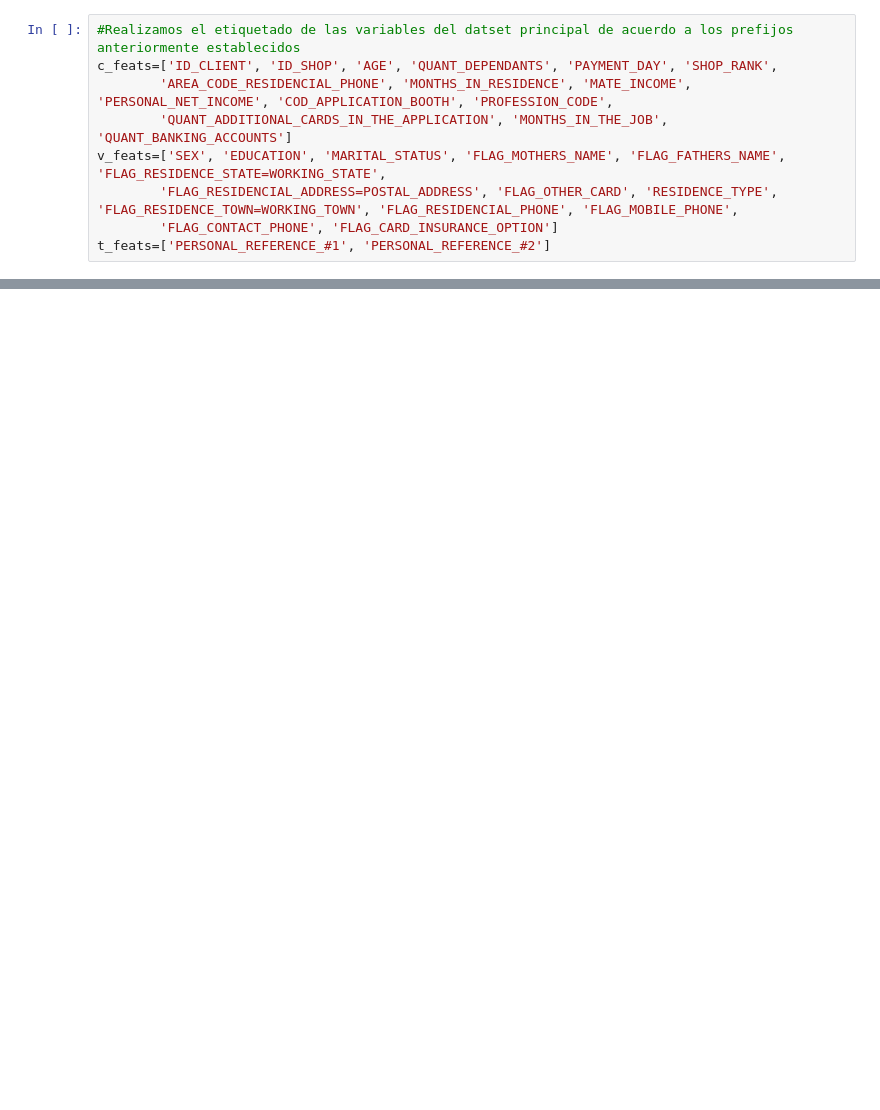
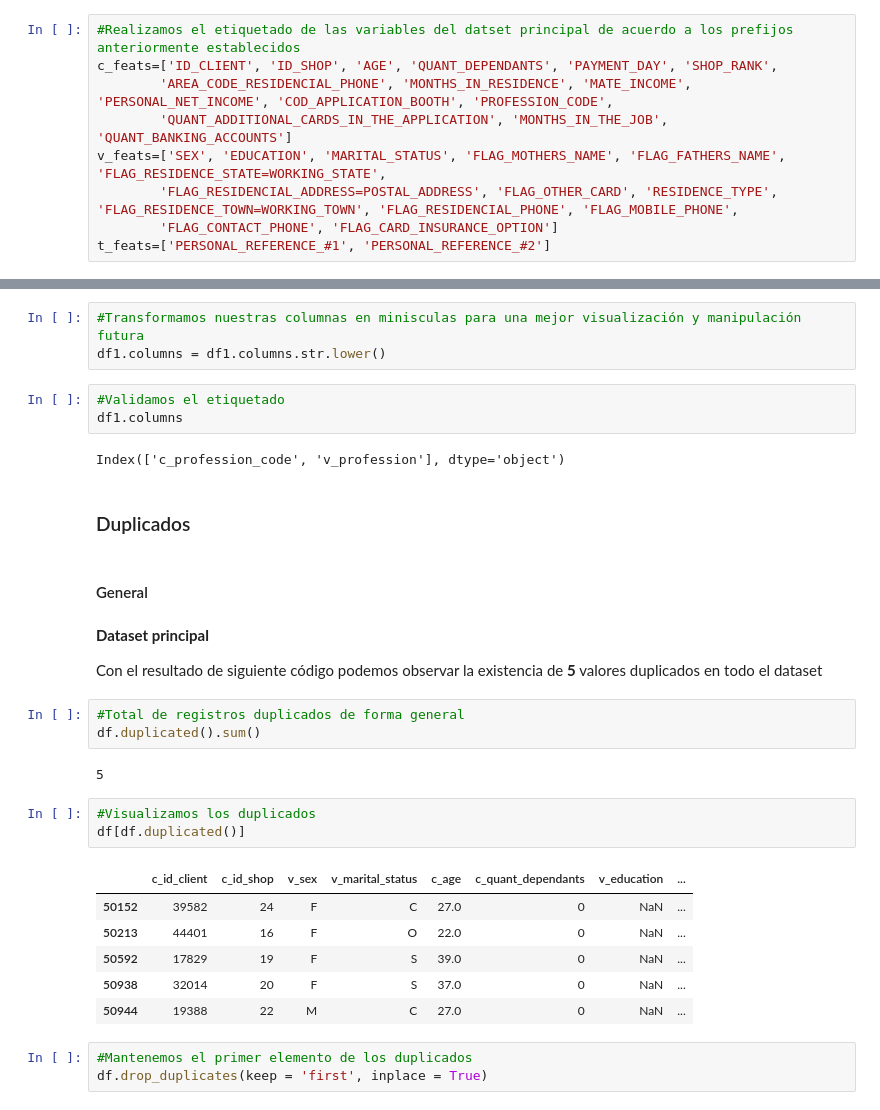
Before and after one commit to alanruizmondragon/examen, a Jupyter notebook: code/examen_ruiz_mondragon_alan.ipynb, the cells around one changed output, grey strips where cells are left out. Drawn from its saved outputs; the diff is of its cells as text; blank space fills up the shorter version.

```diff
--- a/code/examen_ruiz_mondragon_alan.ipynb
+++ b/code/examen_ruiz_mondragon_alan.ipynb
@@ -302,0 +338,34 @@ Index(['c_ID_CLIENT', 'c_ID_SHOP', 'v_SEX', 'v_MARITAL_STATUS', 'c_AGE',
+# %%
+#Transformamos nuestras columnas en minisculas para una mejor visualización y manipulación futura
+df1.columns = df1.columns.str.lower()
+# %%
+#Validamos el etiquetado
+df1.columns
+# %% [output]
+Index(['c_profession_code', 'v_profession'], dtype='object')
+# %% [markdown]
+### Duplicados
+# %% [markdown]
+#### General
+# %% [markdown]
+**Dataset principal**
+
+Con el resultado de siguiente código podemos observar la existencia de **5** valores duplicados en todo el dataset
+# %%
+#Total de registros duplicados de forma general
+df.duplicated().sum()
+# %% [output]
+5
+# %%
+#Visualizamos los duplicados
+df[df.duplicated()]
+# %% [output]
+|  | c_id_client | c_id_shop | v_sex | v_marital_status | c_age | c_quant_dependants | v_education | ... |
+| 50152 | 39582 | 24 | F | C | 27.0 | 0 | NaN | ... |
+| 50213 | 44401 | 16 | F | O | 22.0 | 0 | NaN | ... |
+| 50592 | 17829 | 19 | F | S | 39.0 | 0 | NaN | ... |
+| 50938 | 32014 | 20 | F | S | 37.0 | 0 | NaN | ... |
+| 50944 | 19388 | 22 | M | C | 27.0 | 0 | NaN | ... |
+# %%
+#Mantenemos el primer elemento de los duplicados
+df.drop_duplicates(keep = 'first', inplace = True)
```
Also changed, not shown: parts of 40 cells of this notebook.
